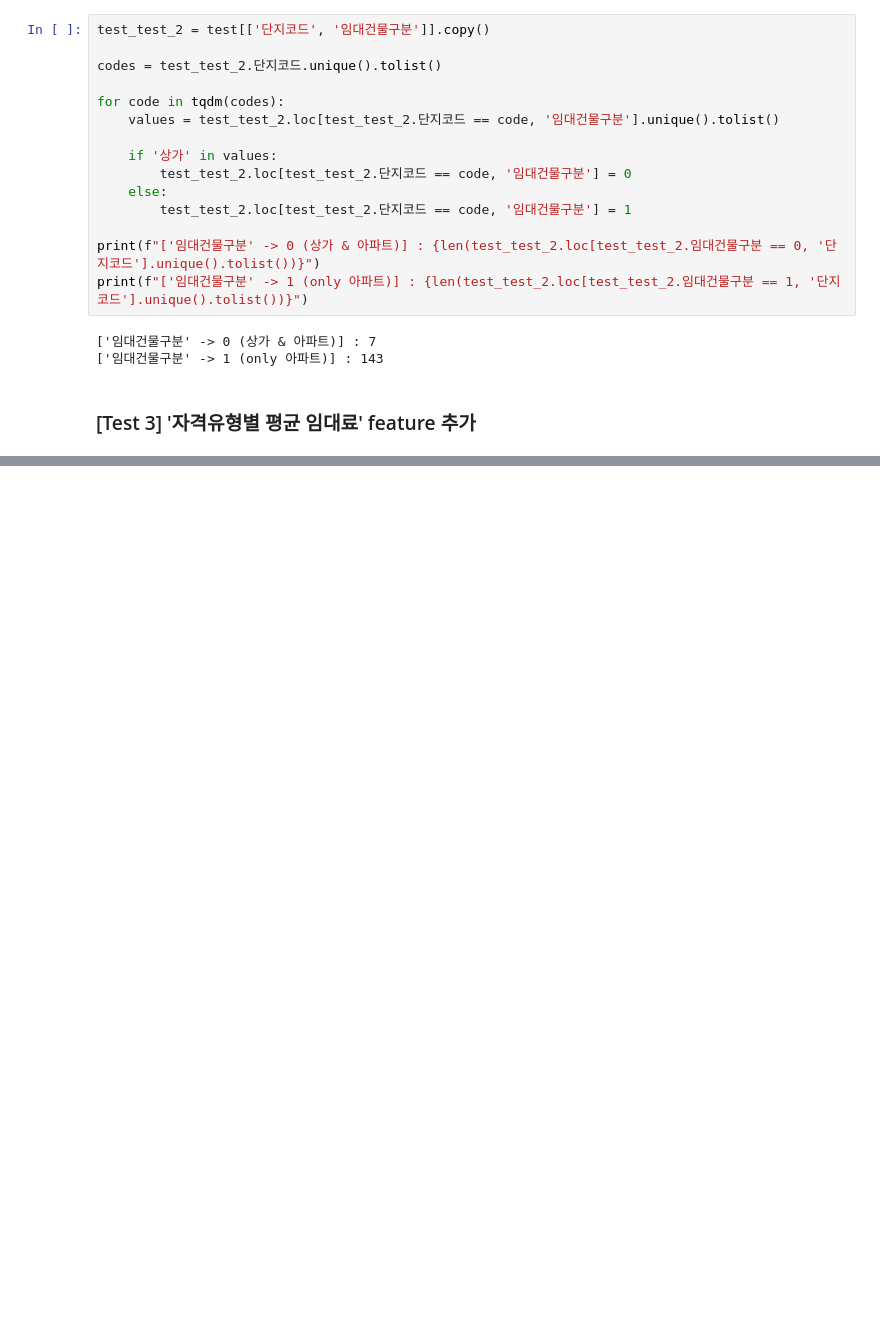
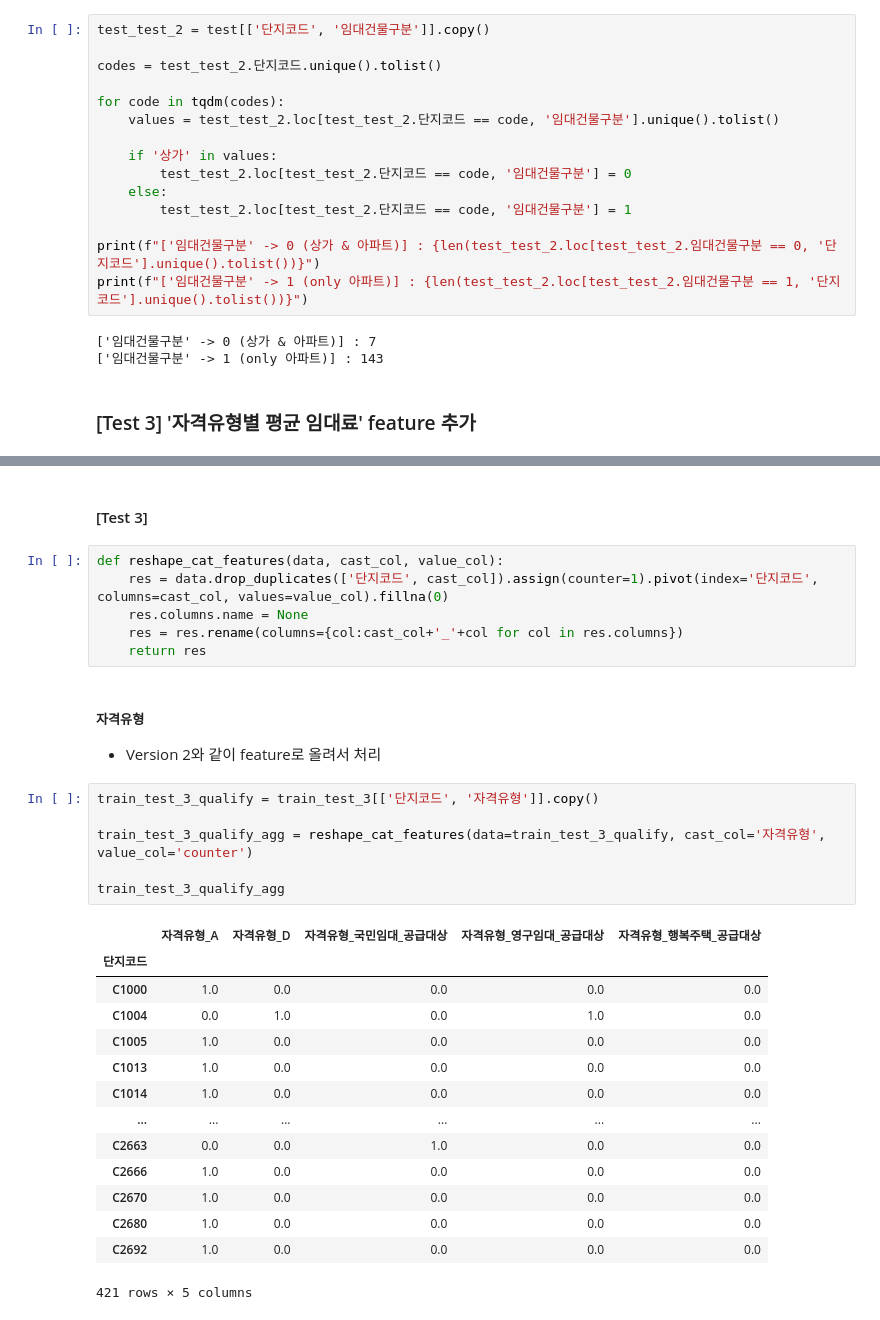
Before and after one commit to Sejong-Kaggle-Challengers-2nd/Choi_YoungMin, a Jupyter notebook: [9]_주차수요_예측/PreProcess/version_3.ipynb, the cells around one changed output, grey strips where cells are left out. Drawn from its saved outputs; the diff is of its cells as text; blank space fills up the shorter version.

```diff
--- a/[9]_주차수요_예측/PreProcess/version_3.ipynb
+++ b/[9]_주차수요_예측/PreProcess/version_3.ipynb
@@ -206,0 +320,33 @@ test_test_3
+# %% [markdown]
+#### [Test 3]
+# %%
+def reshape_cat_features(data, cast_col, value_col):
+    res = data.drop_duplicates(['단지코드', cast_col]).assign(counter=1).pivot(index='단지코드', columns=cast_col, values=value_col).fillna(0)
+    res.columns.name = None
+    res = res.rename(columns={col:cast_col+'_'+col for col in res.columns})
+    return res
+# %% [markdown]
+##### 자격유형
+
+- Version 2와 같이 feature로 올려서 처리
+# %%
+train_test_3_qualify = train_test_3[['단지코드', '자격유형']].copy()
+
+train_test_3_qualify_agg = reshape_cat_features(data=train_test_3_qualify, cast_col='자격유형', value_col='counter')
+
+train_test_3_qualify_agg
+# %% [output]
+|  | 자격유형_A | 자격유형_D | 자격유형_국민임대_공급대상 | 자격유형_영구임대_공급대상 | 자격유형_행복주택_공급대상 |
+| 단지코드 |  |  |  |  |  |
+| C1000 | 1.0 | 0.0 | 0.0 | 0.0 | 0.0 |
+| C1004 | 0.0 | 1.0 | 0.0 | 1.0 | 0.0 |
+| C1005 | 1.0 | 0.0 | 0.0 | 0.0 | 0.0 |
+| C1013 | 1.0 | 0.0 | 0.0 | 0.0 | 0.0 |
+| C1014 | 1.0 | 0.0 | 0.0 | 0.0 | 0.0 |
+| ... | ... | ... | ... | ... | ... |
+| C2663 | 0.0 | 0.0 | 1.0 | 0.0 | 0.0 |
+| C2666 | 1.0 | 0.0 | 0.0 | 0.0 | 0.0 |
+| C2670 | 1.0 | 0.0 | 0.0 | 0.0 | 0.0 |
+| C2680 | 1.0 | 0.0 | 0.0 | 0.0 | 0.0 |
+| C2692 | 1.0 | 0.0 | 0.0 | 0.0 | 0.0 |
+421 rows × 5 columns
```
Also changed, not shown: parts of 37 cells of this notebook, 2 other files.
